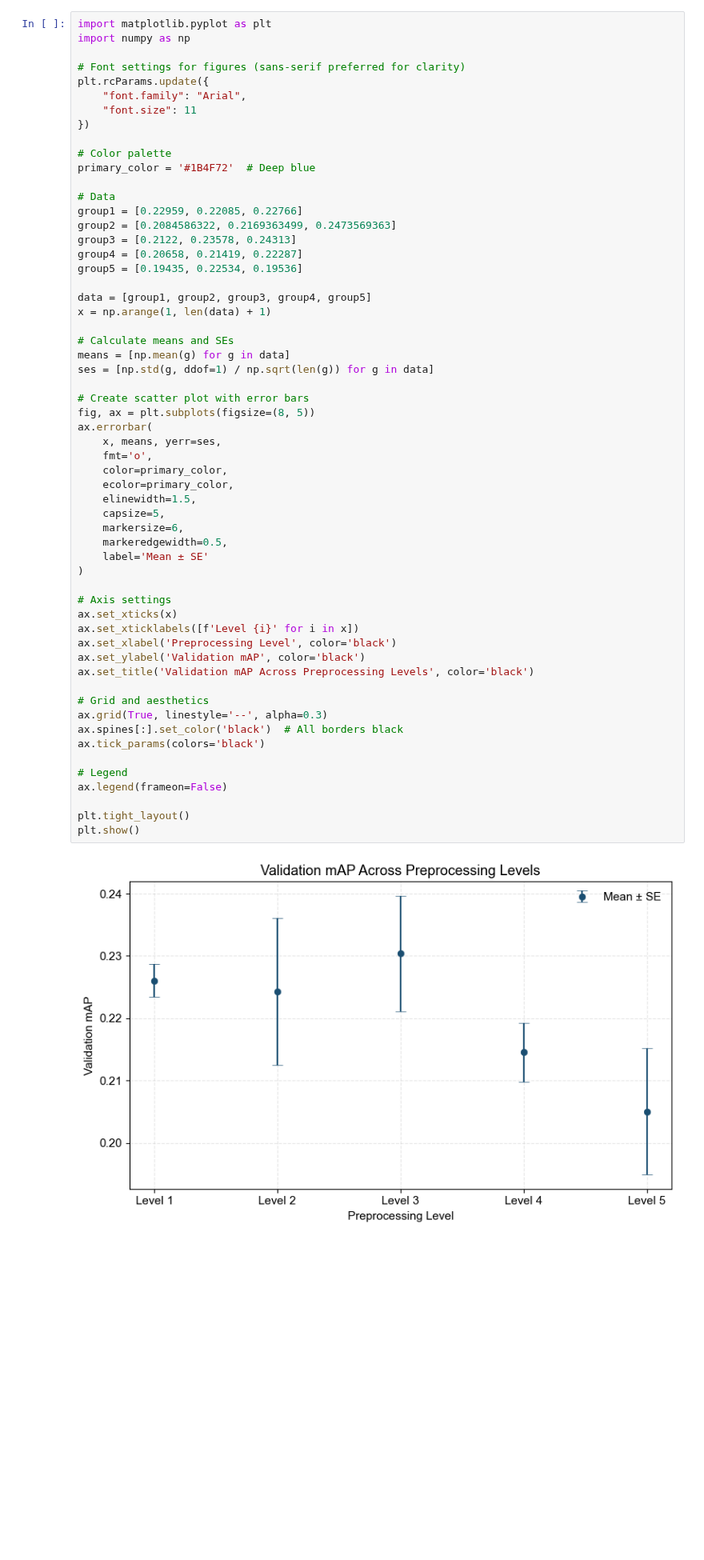
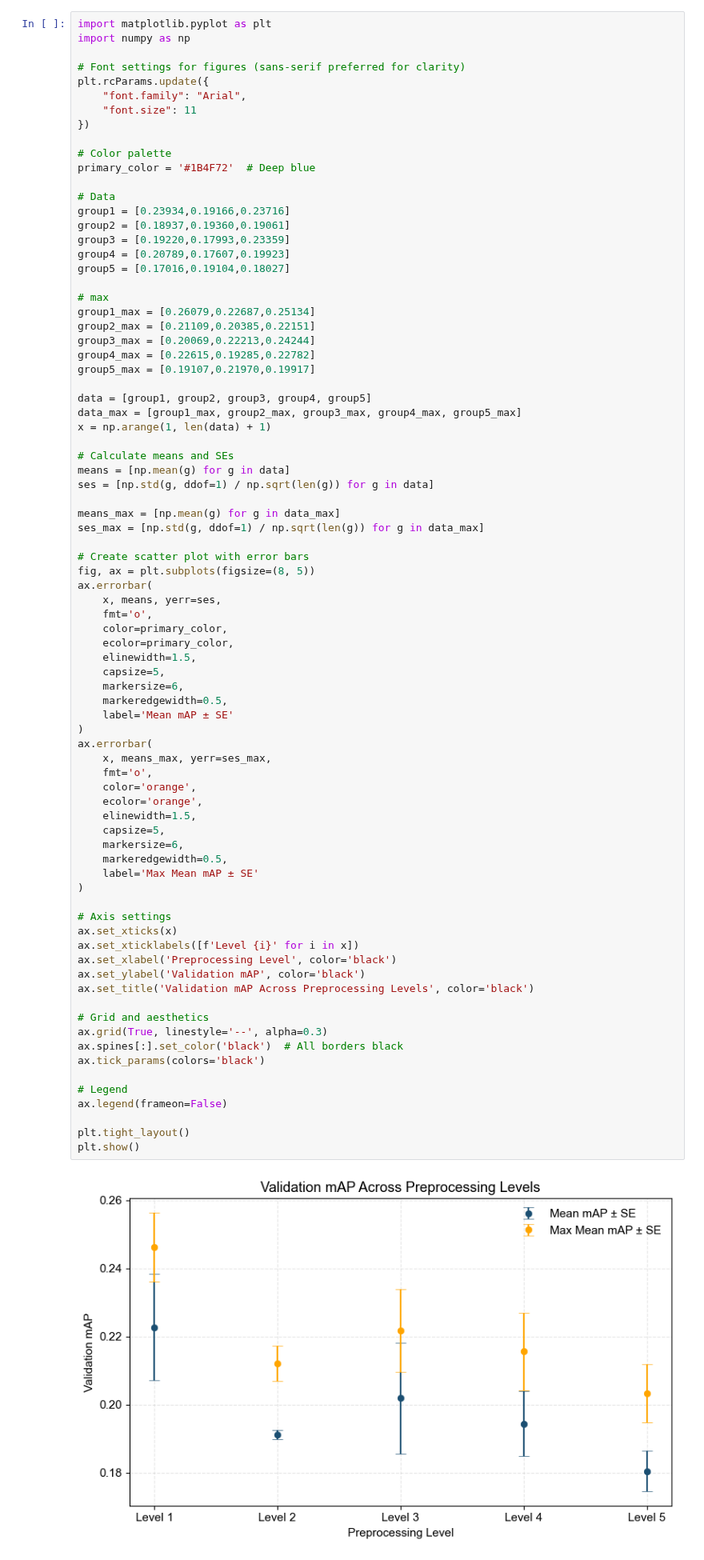
Before and after one commit to ameeassad/EagleID, a Jupyter notebook: notebooks/results_statisticaltest.ipynb, the cells around one changed output. Shown at 80% size. Cells and saved outputs as stored; diff of their text form; blank space fills up the shorter version.

```diff
--- a/notebooks/results_statisticaltest.ipynb
+++ b/notebooks/results_statisticaltest.ipynb
@@ -12,52 +12,74 @@ plt.rcParams.update({
 primary_color = '#1B4F72'  # Deep blue
 
 # Data
-group1 = [0.22959, 0.22085, 0.22766]
-group2 = [0.2084586322, 0.2169363499, 0.2473569363]
-group3 = [0.2122, 0.23578, 0.24313]
-group4 = [0.20658, 0.21419, 0.22287]
-group5 = [0.19435, 0.22534, 0.19536]
+group1 = [0.23934,0.19166,0.23716]
+group2 = [0.18937,0.19360,0.19061]
+group3 = [0.19220,0.17993,0.23359]
+group4 = [0.20789,0.17607,0.19923]
+group5 = [0.17016,0.19104,0.18027]
+
+# max
+group1_max = [0.26079,0.22687,0.25134]
+group2_max = [0.21109,0.20385,0.22151]
+group3_max = [0.20069,0.22213,0.24244]
+group4_max = [0.22615,0.19285,0.22782]
+group5_max = [0.19107,0.21970,0.19917]
 
 data = [group1, group2, group3, group4, group5]
+data_max = [group1_max, group2_max, group3_max, group4_max, group5_max]
 x = np.arange(1, len(data) + 1)
 
 # Calculate means and SEs
 means = [np.mean(g) for g in data]
 ses = [np.std(g, ddof=1) / np.sqrt(len(g)) for g in data]
+
+means_max = [np.mean(g) for g in data_max]
+ses_max = [np.std(g, ddof=1) / np.sqrt(len(g)) for g in data_max]
 
 # Create scatter plot with error bars
 fig, ax = plt.subplots(figsize=(8, 5))
 ax.errorbar(
     x, means, yerr=ses,
     fmt='o',
     color=primary_color,
     ecolor=primary_color,
     elinewidth=1.5,
     capsize=5,
     markersize=6,
     markeredgewidth=0.5,
-    label='Mean ± SE'
+    label='Mean mAP ± SE'
+)
+ax.errorbar(
+    x, means_max, yerr=ses_max,
+    fmt='o',
+    color='orange',
+    ecolor='orange',
+    elinewidth=1.5,
+    capsize=5,
+    markersize=6,
+    markeredgewidth=0.5,
+    label='Max Mean mAP ± SE'
 )
 
 # Axis settings
 ax.set_xticks(x)
 ax.set_xticklabels([f'Level {i}' for i in x])
 ax.set_xlabel('Preprocessing Level', color='black')
 ax.set_ylabel('Validation mAP', color='black')
 ax.set_title('Validation mAP Across Preprocessing Levels', color='black')
 
 # Grid and aesthetics
 ax.grid(True, linestyle='--', alpha=0.3)
 ax.spines[:].set_color('black')  # All borders black
 ax.tick_params(colors='black')
 
 # Legend
 ax.legend(frameon=False)
 
 plt.tight_layout()
 plt.show()
 # %% [output]
-[figure, old version]
+[figure, new version]
 # %%
 # t test
 
```
Also changed, not shown: parts of 2 cells of this notebook, 2 other files.
